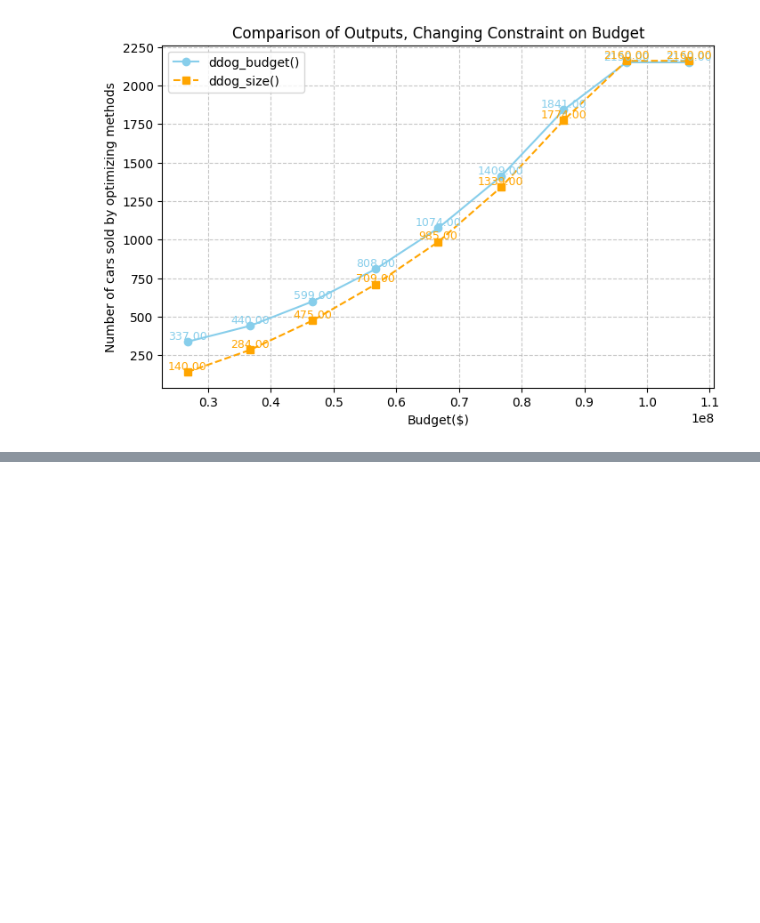
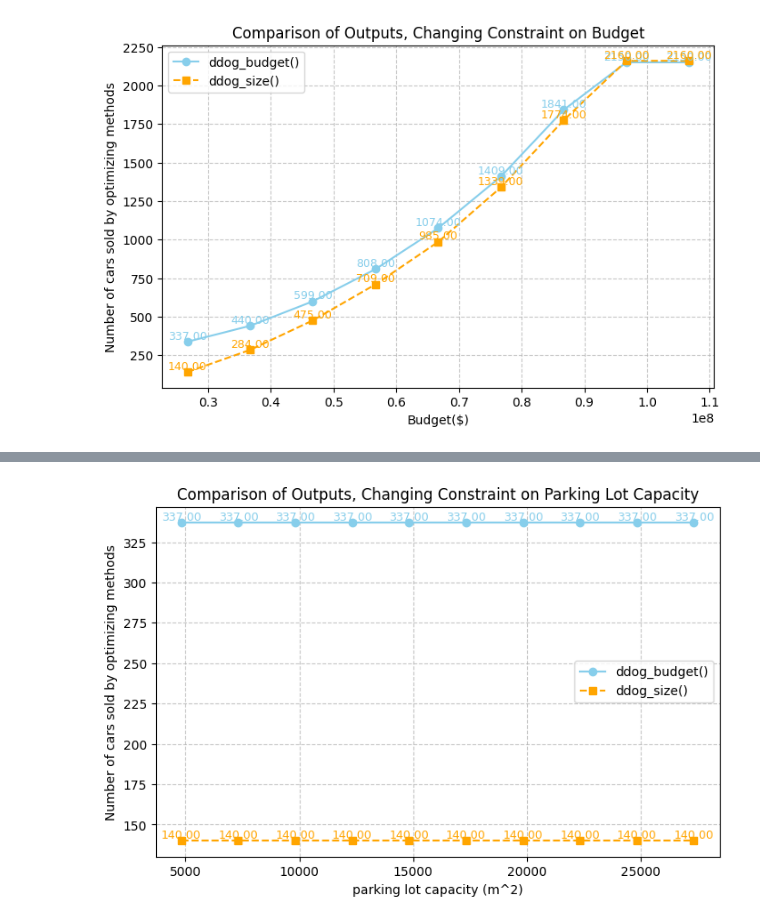
Before and after one commit to JustinTrenchcoat/MATH441_Project_2, a Jupyter notebook: data_analysis.ipynb, the cells around one changed output, grey strips where cells are left out. Cells and saved outputs as stored; diff of their text form; code cells hidden in the pictures; blank space fills up the shorter version.

```diff
--- a/data_analysis.ipynb
+++ b/data_analysis.ipynb
@@ -174,0 +206,29 @@ plt.show()
+# %%
+# Create the figure
+plt.figure(figsize=(8, 5))
+
+# Plot the output of ddog_budget()
+plt.plot(sizeRange, size_results_budget, marker='o', linestyle='-',
+         color='skyblue', label='ddog_budget()')
+
+# Plot the output of ddog_size()
+plt.plot(sizeRange, size_results_size, marker='s', linestyle='--',
+         color='orange', label='ddog_size()')
+
+# Add labels and title
+plt.xlabel('parking lot capacity (m^2)')
+plt.ylabel('Number of cars sold by optimizing methods')
+plt.title('Comparison of Outputs, Changing Constraint on Parking Lot Capacity')
+plt.grid(True, linestyle='--', alpha=0.7)
+for i, value in enumerate(size_results_budget):
+    plt.text(sizeRange[i], value, f'{value:.2f}', ha='center', va='bottom', fontsize=9, color='skyblue')
+
+for i, value in enumerate(size_results_size):
+    plt.text(sizeRange[i], value, f'{value:.2f}', ha='center', va='bottom', fontsize=9, color='orange')
+
+plt.legend()
+plt.savefig("data/compare_capacity_2.png", dpi=300, bbox_inches="tight")
+# Show the plot
+plt.show()
+# %% [output]
+[figure, added]
```
Also changed, not shown: parts of 3 cells of this notebook, 2 other files.
